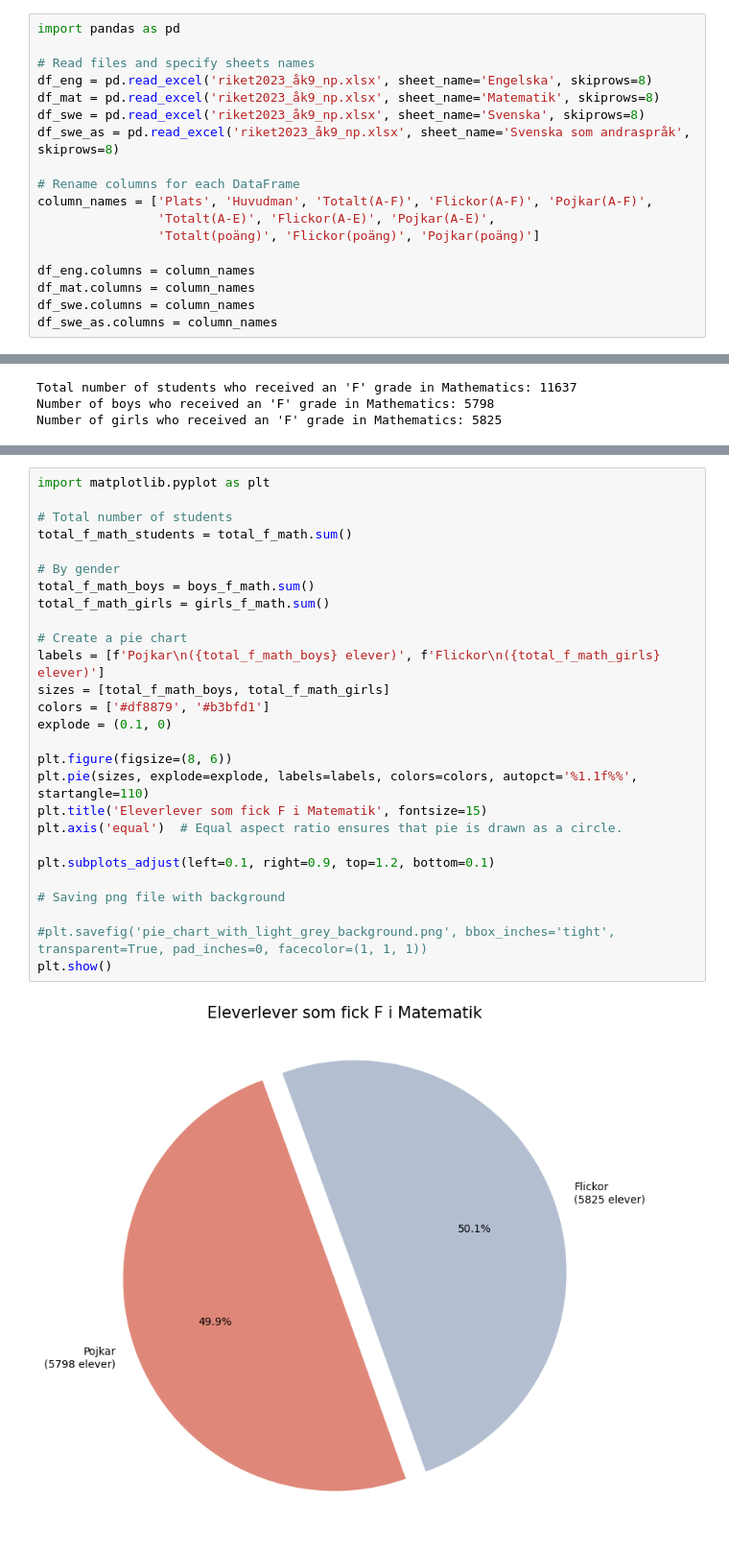
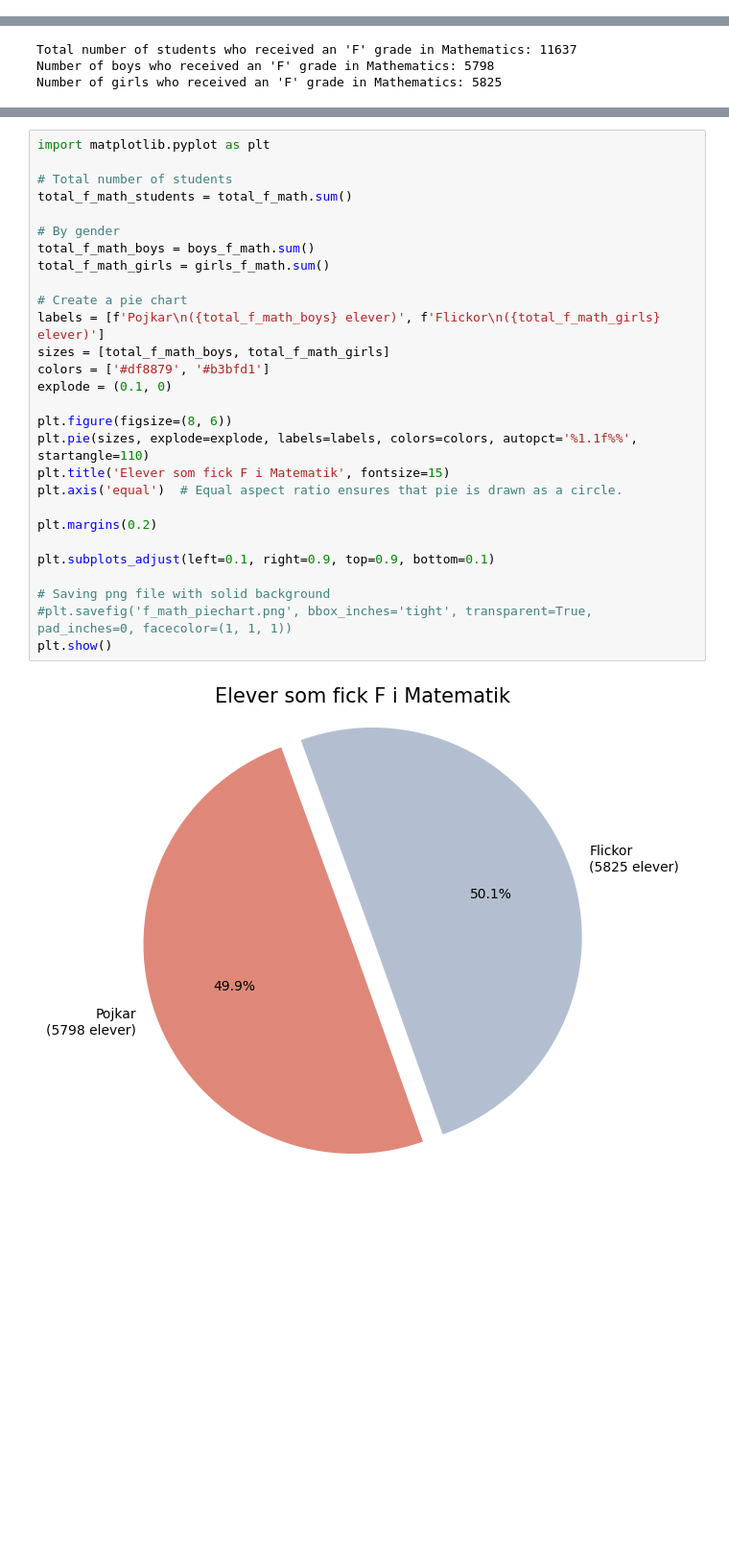
Before and after one commit to ArthurLopez1/Python-Arthur-Lopez-OPA23, a Jupyter notebook: labb2/labb2.ipynb, the cells around one changed output, grey strips where cells are left out. Shown at 96% size. Cells and saved outputs as stored; diff of their text form; blank space fills up the shorter version.

```diff
--- a/labb2/labb2.ipynb
+++ b/labb2/labb2.ipynb
@@ -71,24 +71,6 @@ Engelska:
 1           80        72.4             9            9.9           8.3
 2         90.9        85.2          11.1             12          10.4
 3           ..          ..            ..             ..            ..
-# %%
-import pandas as pd
-
-# Read files and specify sheets names
-df_eng = pd.read_excel('riket2023_åk9_np.xlsx', sheet_name='Engelska', skiprows=8)
-df_mat = pd.read_excel('riket2023_åk9_np.xlsx', sheet_name='Matematik', skiprows=8)
-df_swe = pd.read_excel('riket2023_åk9_np.xlsx', sheet_name='Svenska', skiprows=8)
-df_swe_as = pd.read_excel('riket2023_åk9_np.xlsx', sheet_name='Svenska som andraspråk', skiprows=8)
-
-# Rename columns for each DataFrame
-column_names = ['Plats', 'Huvudman', 'Totalt(A-F)', 'Flickor(A-F)', 'Pojkar(A-F)',
-                'Totalt(A-E)', 'Flickor(A-E)', 'Pojkar(A-E)',
-                'Totalt(poäng)', 'Flickor(poäng)', 'Pojkar(poäng)']
-
-df_eng.columns = column_names
-df_mat.columns = column_names
-df_swe.columns = column_names
-df_swe_as.columns = column_names
 # %% [markdown]
 Exporting the excel files, they can be found in the "visualiseringar" folder
 # %%
@@ -129,29 +113,30 @@ Number of girls who received an 'F' grade in Mathematics: 5825
 # %%
 import matplotlib.pyplot as plt
 
 # Total number of students
 total_f_math_students = total_f_math.sum()
 
 # By gender
 total_f_math_boys = boys_f_math.sum()
 total_f_math_girls = girls_f_math.sum()
 
 # Create a pie chart
 labels = [f'Pojkar\n({total_f_math_boys} elever)', f'Flickor\n({total_f_math_girls} elever)']
 sizes = [total_f_math_boys, total_f_math_girls]
 colors = ['#df8879', '#b3bfd1']
 explode = (0.1, 0)
 
 plt.figure(figsize=(8, 6))
 plt.pie(sizes, explode=explode, labels=labels, colors=colors, autopct='%1.1f%%', startangle=110)
-plt.title('Eleverlever som fick F i Matematik', fontsize=15)
+plt.title('Elever som fick F i Matematik', fontsize=15)
 plt.axis('equal')  # Equal aspect ratio ensures that pie is drawn as a circle.
 
-plt.subplots_adjust(left=0.1, right=0.9, top=1.2, bottom=0.1)
+plt.margins(0.2)
 
-# Saving png file with background
+plt.subplots_adjust(left=0.1, right=0.9, top=0.9, bottom=0.1)
 
-#plt.savefig('pie_chart_with_light_grey_background.png', bbox_inches='tight', transparent=True, pad_inches=0, facecolor=(1, 1, 1))
+# Saving png file with solid background
+#plt.savefig('f_math_piechart.png', bbox_inches='tight', transparent=True, pad_inches=0, facecolor=(1, 1, 1))
 plt.show()
 # %% [output]
-[figure, old version]
+[figure, new version]
```
Also changed, not shown: parts of 6 cells of this notebook, 3 other files.
